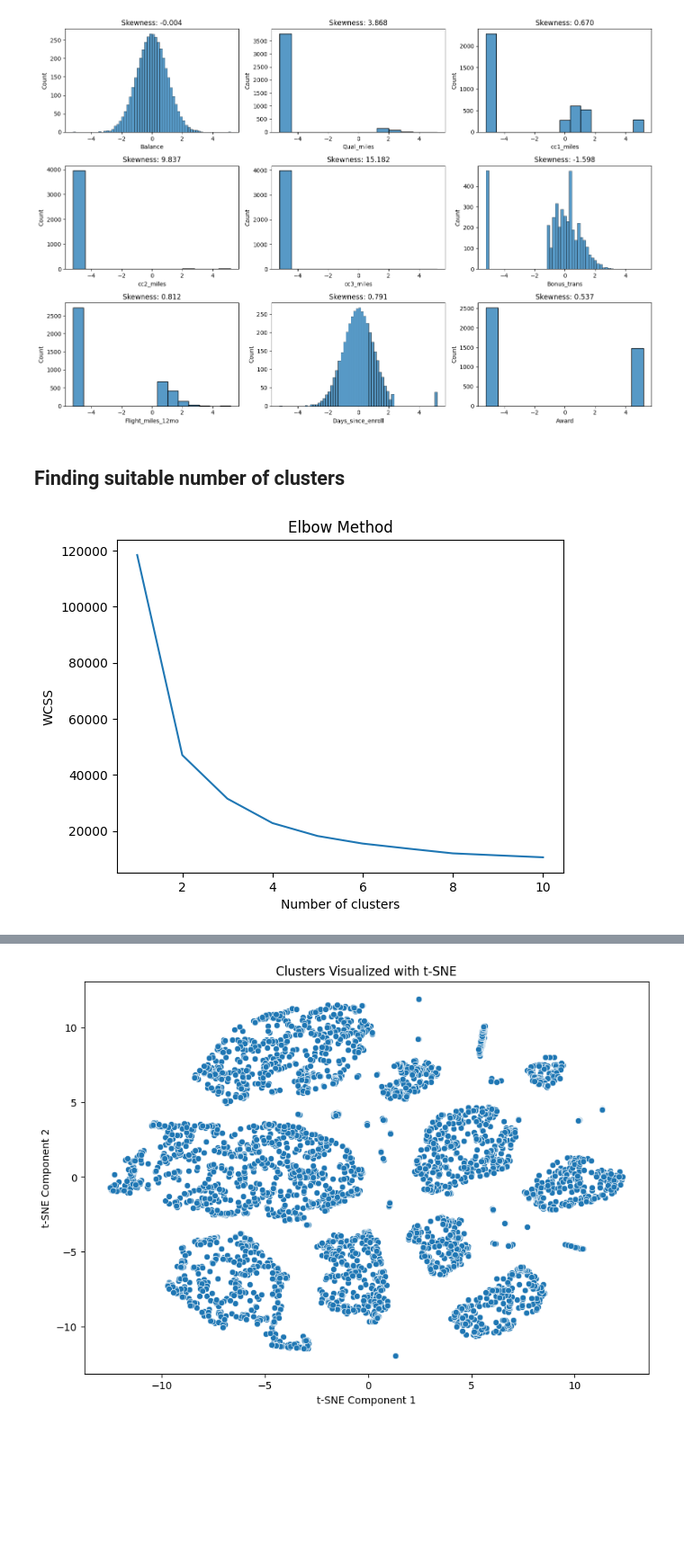
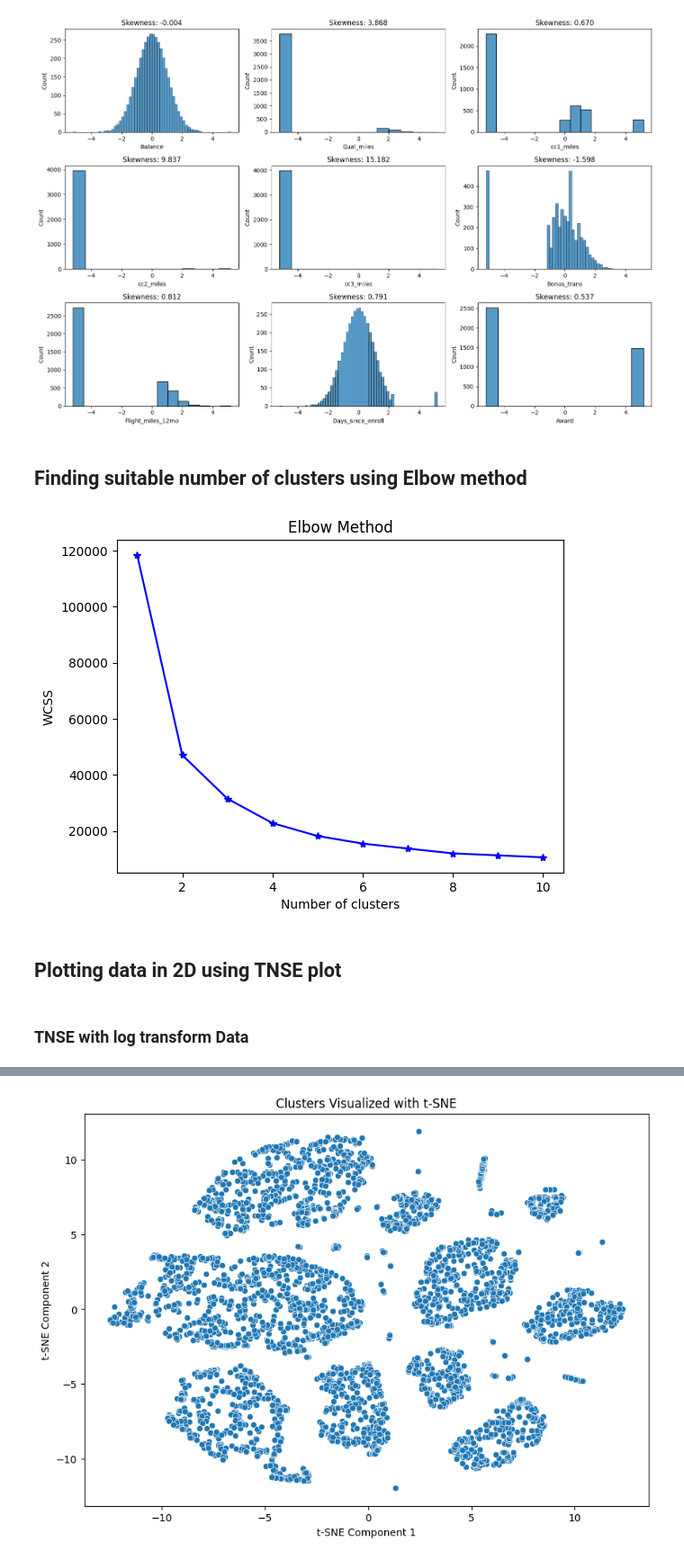
Before and after one commit to SSRaju96/Assignment, a Jupyter notebook: K_Means/K_means_Assignment.ipynb, the cells around one changed output, grey strips where cells are left out. Shown at 90% size. Drawn from its saved outputs; the diff is of its cells as text; code cells hidden in the pictures; blank space fills up the shorter version.

```diff
--- a/K_Means/K_means_Assignment.ipynb
+++ b/K_Means/K_means_Assignment.ipynb
@@ -229,7 +298,7 @@ plt.show()
 # %% [output]
 [figure]
 # %% [markdown]
-## Finding suitable number of clusters
+## Finding suitable number of clusters using Elbow method
 # %%
 wcss = []
 for i in range(1, 11):
@@ -241,17 +310,21 @@ for i in range(1, 11):
 # %%
 wcss = []
 for i in range(1, 11):
     kmeans = KMeans(n_clusters=i,random_state=0)
     kmeans.fit(log_transform_df)
     wcss.append(kmeans.inertia_)
 
-plt.plot(range(1, 11), wcss)
+plt.plot(range(1, 11), wcss, 'b*-')
 plt.title('Elbow Method')
 plt.xlabel('Number of clusters')
 plt.ylabel('WCSS')
 plt.show()
 # %% [output]
-[figure, old version]
+[figure, new version]
+# %% [markdown]
+## Plotting data in 2D using TNSE plot
+# %% [markdown]
+### TNSE with log transform Data
 # %%
 # prompt: T SNE plot for the data
 
```
Also changed, not shown: parts of 28 cells of this notebook, 2 other files.
